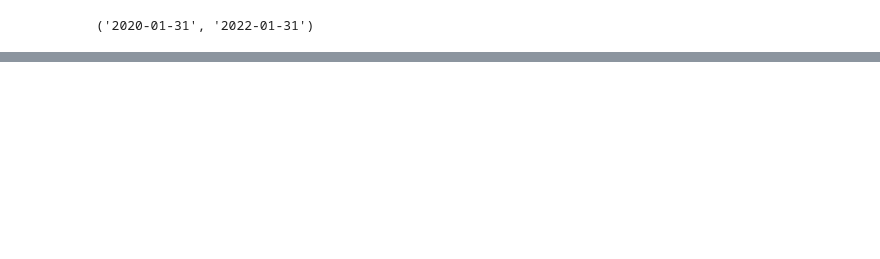
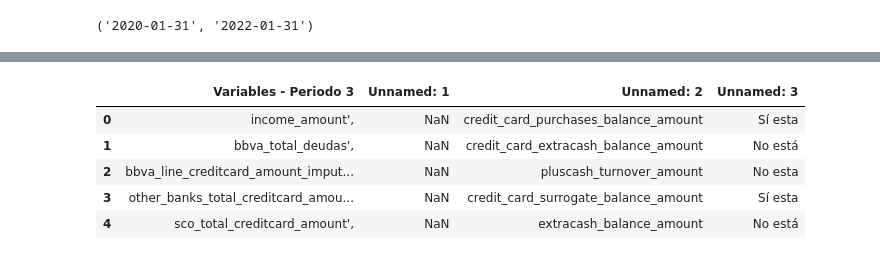
Before and after one commit to YonatanRA/dynamic_pricing, a Jupyter notebook: notebooks/lectura_data.ipynb, the cells around one changed output, grey strips where cells are left out. Cells and saved outputs as stored; diff of their text form; code cells hidden in the pictures; blank space fills up the shorter version.

```diff
--- a/notebooks/lectura_csv_bbva.ipynb
+++ b/notebooks/lectura_data.ipynb
@@ -49,0 +116,11 @@ df.cutoff_date.min(), df.cutoff_date.max()
+# %%
+var_prime = pd.read_excel('../data/dictio.xlsx', sheet_name='variables_prime')
+
+var_prime.head()
+# %% [output]
+|  | Variables - Periodo 3 | Unnamed: 1 | Unnamed: 2 | Unnamed: 3 |
+| 0 | income_amount', | NaN | credit_card_purchases_balance_amount | Sí esta |
+| 1 | bbva_total_deudas', | NaN | credit_card_extracash_balance_amount | No está |
+| 2 | bbva_line_creditcard_amount_imput... | NaN | pluscash_turnover_amount | No esta |
+| 3 | other_banks_total_creditcard_amou... | NaN | credit_card_surrogate_balance_amount | Sí esta |
+| 4 | sco_total_creditcard_amount', | NaN | extracash_balance_amount | No está |
```
Also changed, not shown: parts of 10 cells of this notebook.
